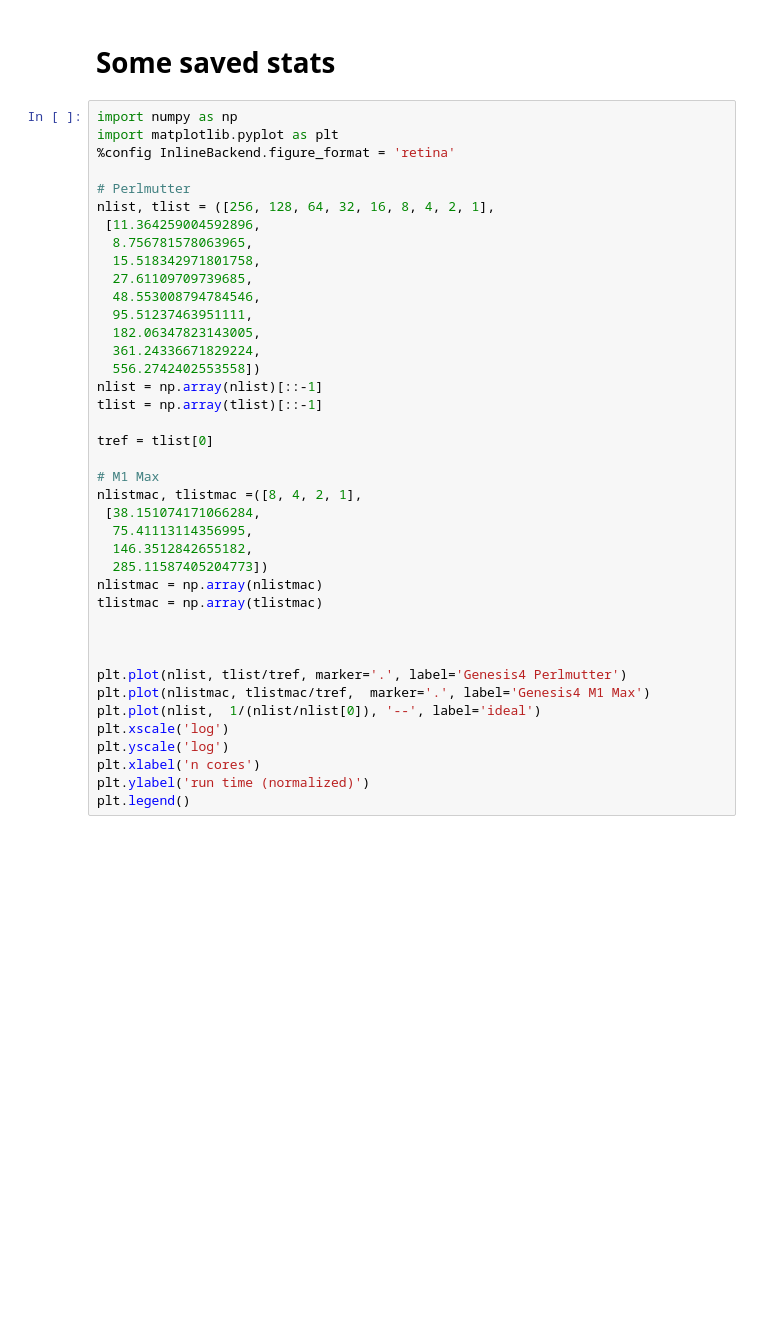
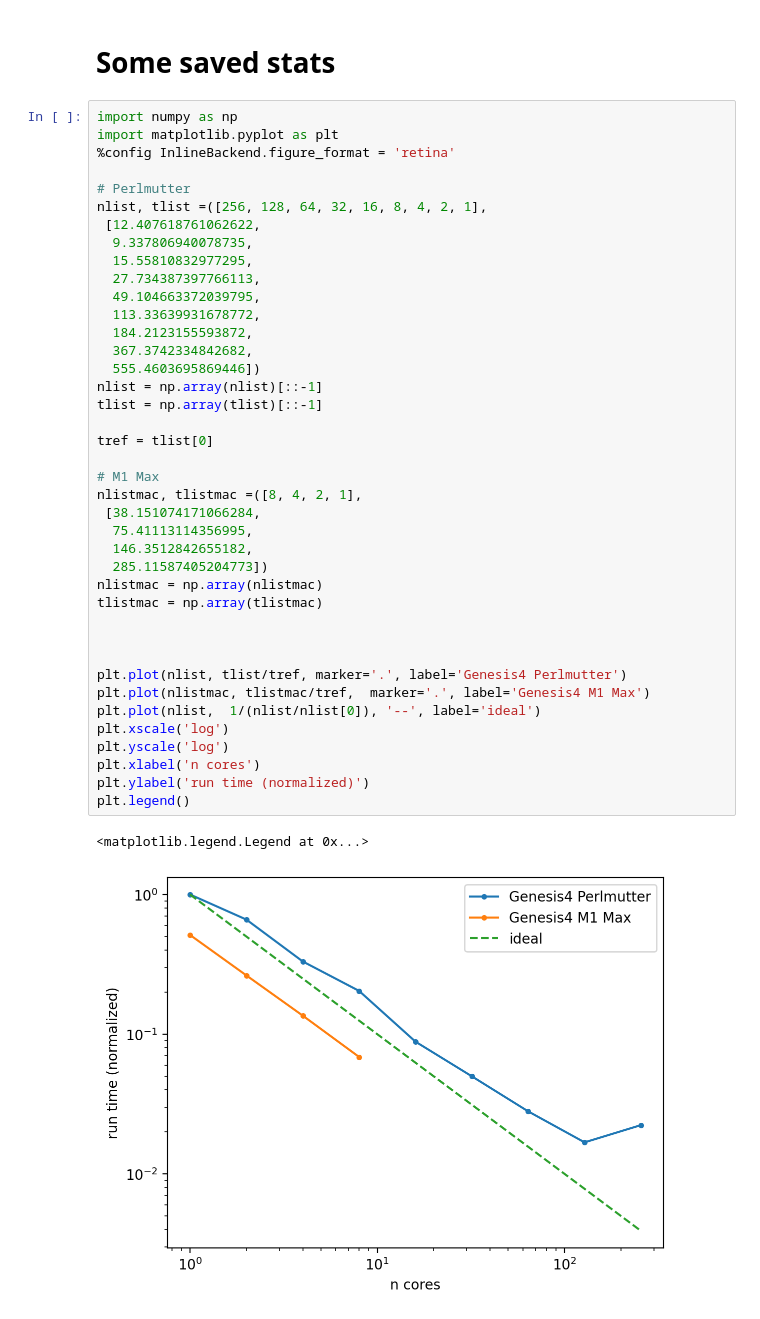
Before and after one commit to slaclab/lume-genesis, a Jupyter notebook: docs/examples/genesis4/perlmutter_benchmark.ipynb, the cells around one changed output. Cells and saved outputs as stored; diff of their text form; blank space fills up the shorter version.

```diff
--- a/docs/examples/genesis4/perlmutter_benchmark.ipynb
+++ b/docs/examples/genesis4/perlmutter_benchmark.ipynb
@@ -69,40 +96,43 @@ nlist, tlist
 # %%
 import numpy as np
 import matplotlib.pyplot as plt
 %config InlineBackend.figure_format = 'retina'
 
 # Perlmutter
-nlist, tlist = ([256, 128, 64, 32, 16, 8, 4, 2, 1],
- [11.364259004592896,
-  8.756781578063965,
-  15.518342971801758,
-  27.61109709739685,
-  48.553008794784546,
-  95.51237463951111,
-  182.06347823143005,
-  361.24336671829224,
-  556.2742402553558])
+nlist, tlist =([256, 128, 64, 32, 16, 8, 4, 2, 1],
+ [12.407618761062622,
+  9.337806940078735,
+  15.55810832977295,
+  27.734387397766113,
+  49.104663372039795,
+  113.33639931678772,
+  184.2123155593872,
+  367.3742334842682,
+  555.4603695869446])
 nlist = np.array(nlist)[::-1]
 tlist = np.array(tlist)[::-1]
 
 tref = tlist[0]
 
 # M1 Max
 nlistmac, tlistmac =([8, 4, 2, 1],
  [38.151074171066284,
   75.41113114356995,
   146.3512842655182,
   285.11587405204773])
 nlistmac = np.array(nlistmac)
 tlistmac = np.array(tlistmac)
 
 
 
 plt.plot(nlist, tlist/tref, marker='.', label='Genesis4 Perlmutter')
 plt.plot(nlistmac, tlistmac/tref,  marker='.', label='Genesis4 M1 Max')
 plt.plot(nlist,  1/(nlist/nlist[0]), '--', label='ideal')
 plt.xscale('log')
 plt.yscale('log')
 plt.xlabel('n cores')
 plt.ylabel('run time (normalized)')
 plt.legend()
+# %% [output]
+<matplotlib.legend.Legend at 0x...>
+[figure, added]
```
Also changed, not shown: parts of 10 cells of this notebook, 1 other file.
